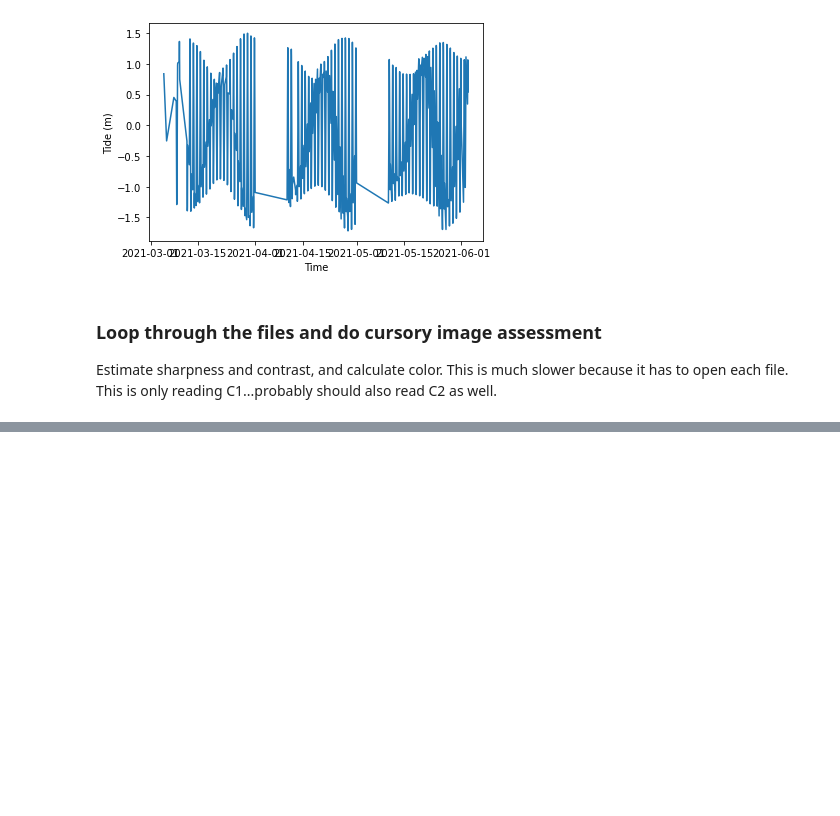
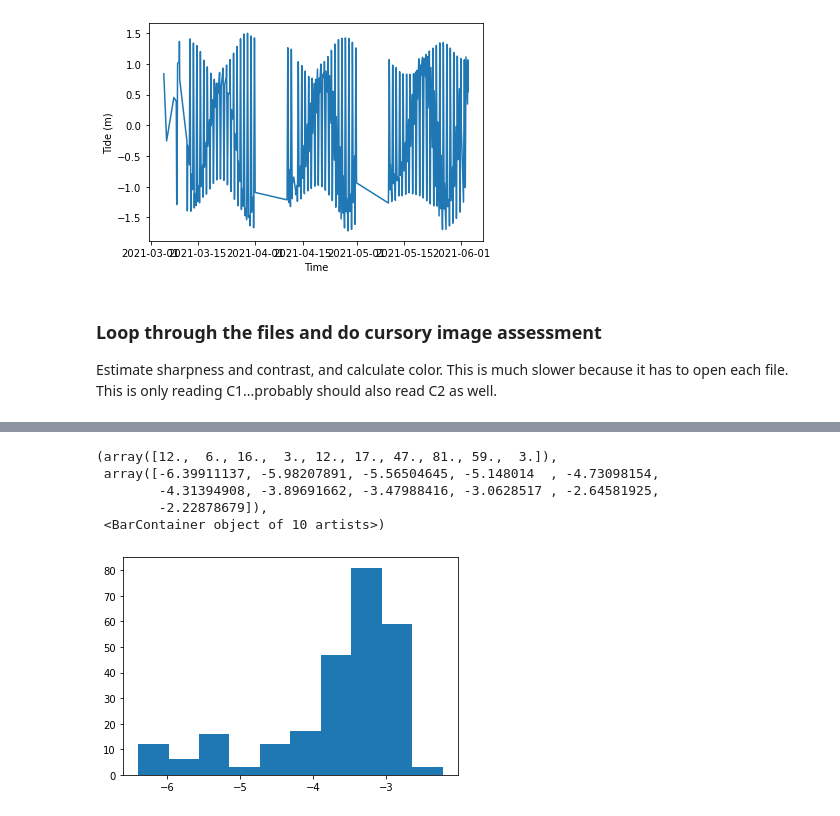
Before and after one commit to csherwood-usgs/CoastCam, a Jupyter notebook: assess_inventory.ipynb, the cells around one changed output, grey strips where cells are left out. Drawn from its saved outputs; the diff is of its cells as text; code cells hidden in the pictures; blank space fills up the shorter version.

```diff
--- a/assess_inventory.ipynb
+++ b/assess_inventory.ipynb
@@ -126,0 +149,9 @@ Text(0, 0.5, 'Average Pixel Intensity')
+# %%
+plt.hist(np.log10(sharp[sharp>0]))
+# %% [output]
+(array([12.,  6., 16.,  3., 12., 17., 47., 81., 59.,  3.]),
+ array([-6.39911137, -5.98207891, -5.56504645, -5.148014  , -4.73098154,
+        -4.31394908, -3.89691662, -3.47988416, -3.0628517 , -2.64581925,
+        -2.22878679]),
+ <BarContainer object of 10 artists>)
+[figure, added]
```
Also changed, not shown: parts of 10 cells of this notebook.
